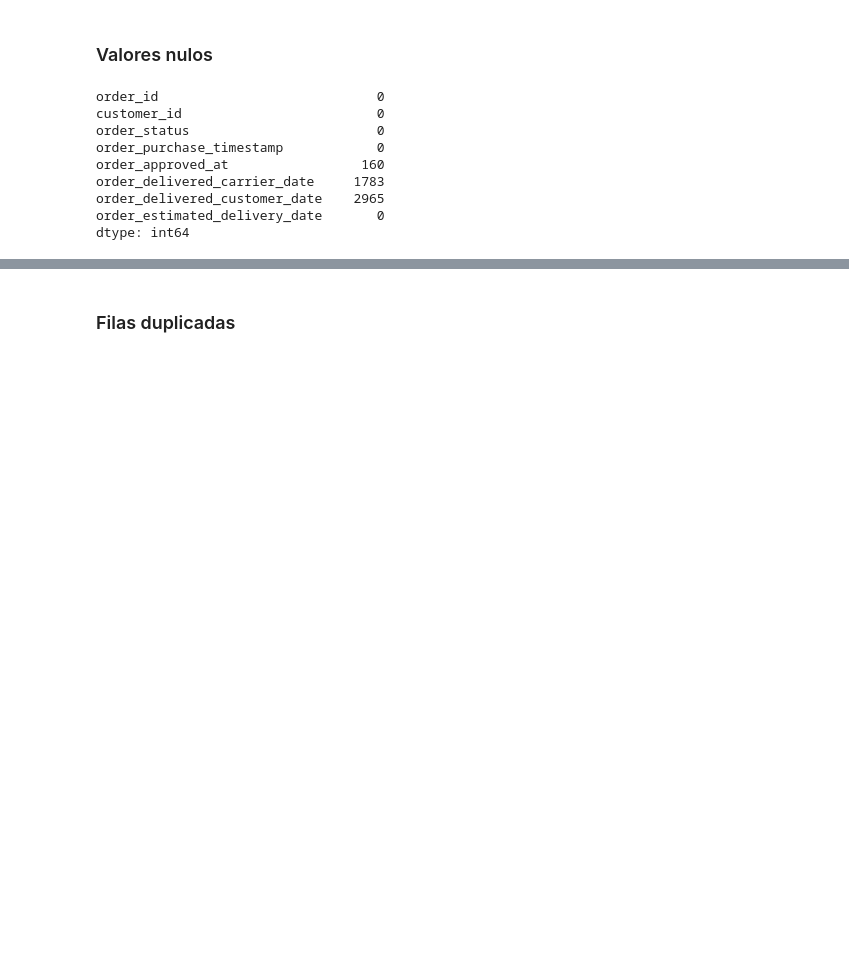
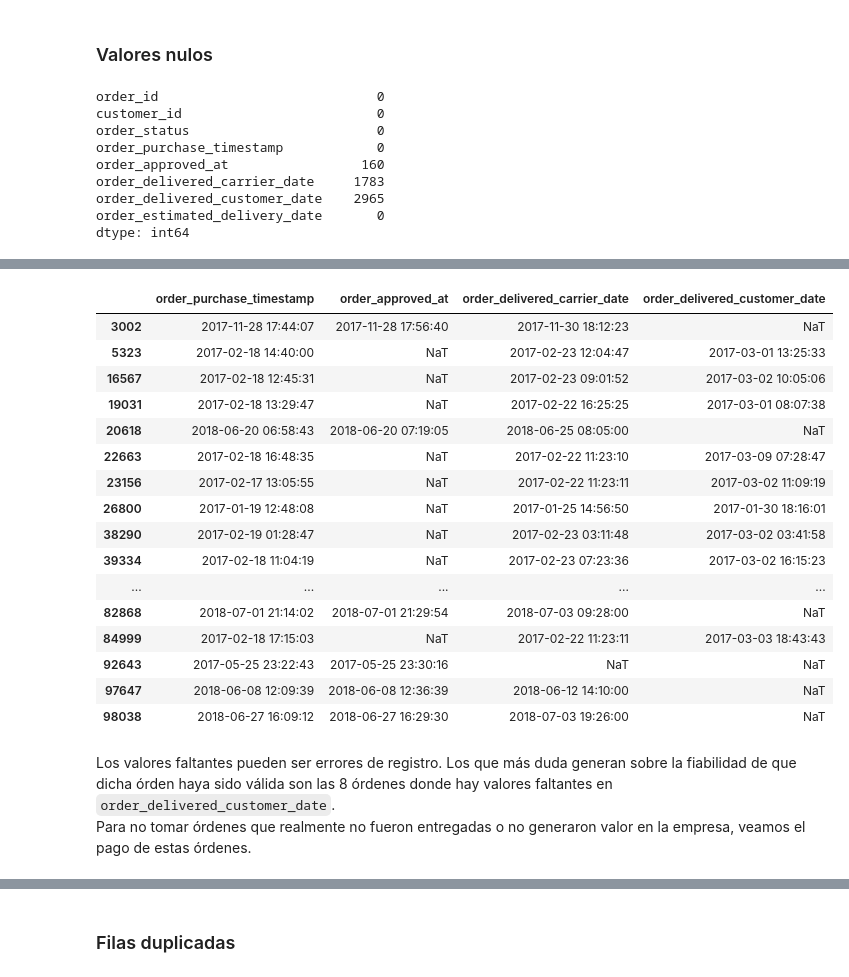
Before and after one commit to dado4cs/olist-rfm-customer-segmentation, a Jupyter notebook: notebooks/01_exploration.ipynb, the cells around one changed output, grey strips where cells are left out. Cells and saved outputs as stored; diff of their text form; code cells hidden in the pictures; blank space fills up the shorter version.

```diff
--- a/notebooks/01_exploration.ipynb
+++ b/notebooks/01_exploration.ipynb
@@ -104,0 +146,23 @@ Aquí vemos que todos los valores faltantes para `order_delivered_customer_date`
+# %%
+orders[(orders['order_status'] == 'delivered') & (orders['order_approved_at'].isnull() | orders['order_delivered_carrier_date'].isnull() |  orders['order_delivered_customer_date'].isnull())][['order_purchase_timestamp','order_approved_at','order_delivered_carrier_date','order_delivered_customer_date']]
+# %% [output]
+|  | order_purchase_timestamp | order_approved_at | order_delivered_carrier_date | order_delivered_customer_date |
+| 3002 | 2017-11-28 17:44:07 | 2017-11-28 17:56:40 | 2017-11-30 18:12:23 | NaT |
+| 5323 | 2017-02-18 14:40:00 | NaT | 2017-02-23 12:04:47 | 2017-03-01 13:25:33 |
+| 16567 | 2017-02-18 12:45:31 | NaT | 2017-02-23 09:01:52 | 2017-03-02 10:05:06 |
+| 19031 | 2017-02-18 13:29:47 | NaT | 2017-02-22 16:25:25 | 2017-03-01 08:07:38 |
+| 20618 | 2018-06-20 06:58:43 | 2018-06-20 07:19:05 | 2018-06-25 08:05:00 | NaT |
+| 22663 | 2017-02-18 16:48:35 | NaT | 2017-02-22 11:23:10 | 2017-03-09 07:28:47 |
+| 23156 | 2017-02-17 13:05:55 | NaT | 2017-02-22 11:23:11 | 2017-03-02 11:09:19 |
+| 26800 | 2017-01-19 12:48:08 | NaT | 2017-01-25 14:56:50 | 2017-01-30 18:16:01 |
+| 38290 | 2017-02-19 01:28:47 | NaT | 2017-02-23 03:11:48 | 2017-03-02 03:41:58 |
+| 39334 | 2017-02-18 11:04:19 | NaT | 2017-02-23 07:23:36 | 2017-03-02 16:15:23 |
+| ... | ... | ... | ... | ... |
+| 82868 | 2018-07-01 21:14:02 | 2018-07-01 21:29:54 | 2018-07-03 09:28:00 | NaT |
+| 84999 | 2017-02-18 17:15:03 | NaT | 2017-02-22 11:23:11 | 2017-03-03 18:43:43 |
+| 92643 | 2017-05-25 23:22:43 | 2017-05-25 23:30:16 | NaT | NaT |
+| 97647 | 2018-06-08 12:09:39 | 2018-06-08 12:36:39 | 2018-06-12 14:10:00 | NaT |
+| 98038 | 2018-06-27 16:09:12 | 2018-06-27 16:29:30 | 2018-07-03 19:26:00 | NaT |
+# %% [markdown]
+Los valores faltantes pueden ser errores de registro. Los que más duda generan sobre la fiabilidad de que dicha órden haya sido válida son las 8 órdenes donde hay valores faltantes en `order_delivered_customer_date`.
+Para no tomar órdenes que realmente no fueron entregadas o no generaron valor en la empresa, veamos el pago de estas órdenes.
```
Also changed, not shown: parts of 24 cells of this notebook, 4 other files.
